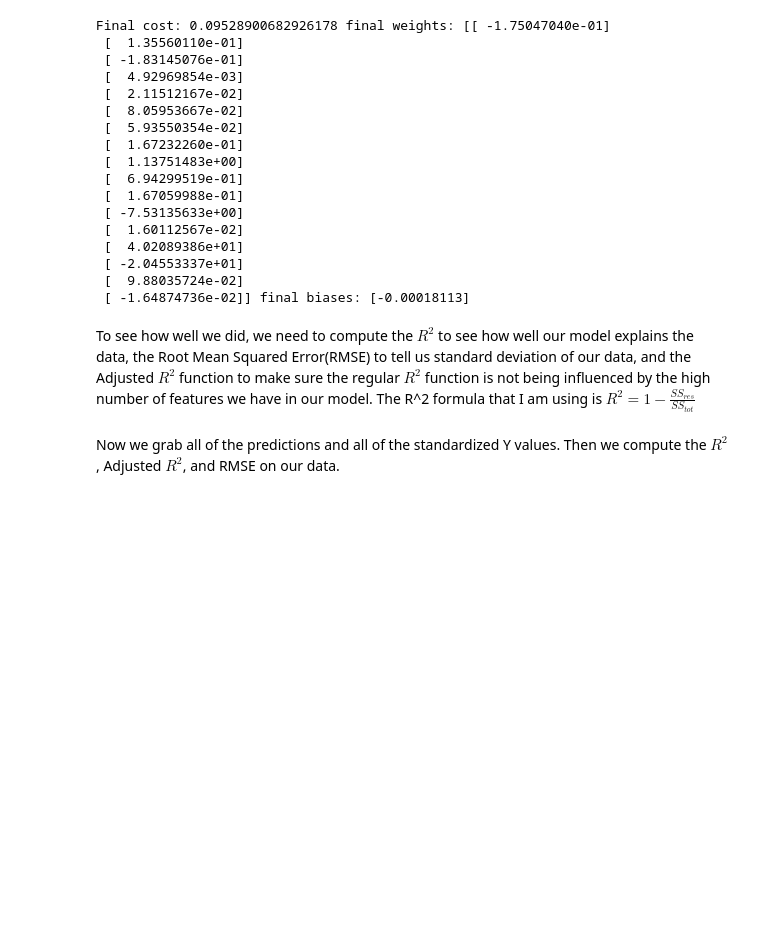
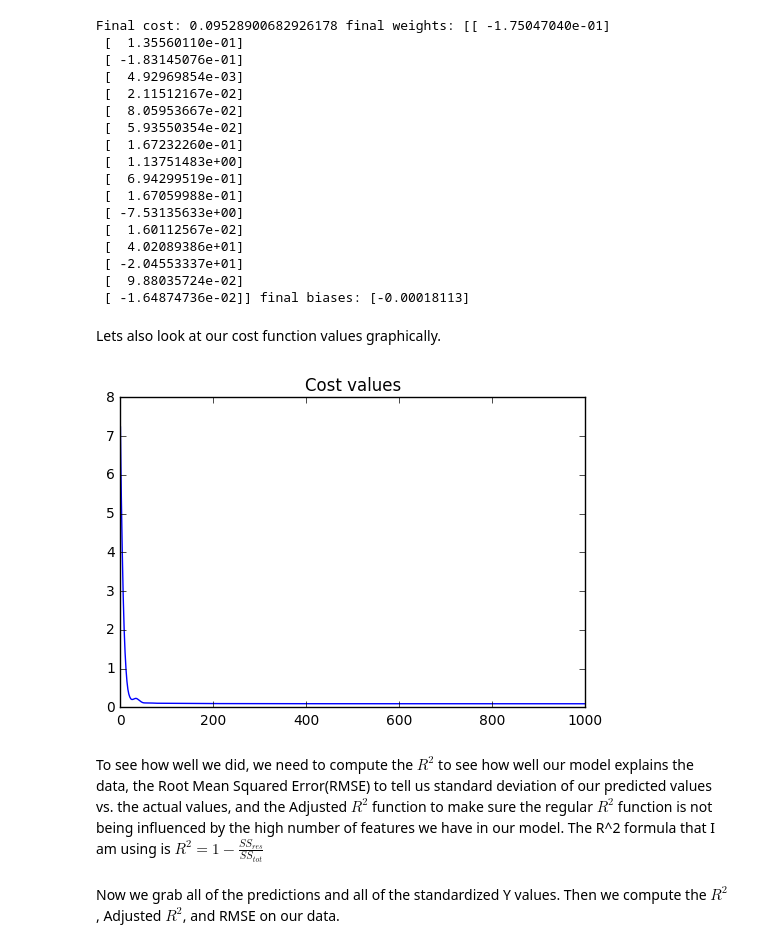
Before and after one commit to iCurlmyster/King-County-House-Data-Set, a Jupyter notebook: KC_House_Regression.ipynb, the cells around one changed output. Saved outputs shown, nothing was run; the diff lists cells and outputs as text; code cells hidden in the pictures; blank space fills up the shorter version.

Commit message:
Finished up jupyter notebook and played around a little more with different optimizers with no luck of imporiving what I have currently

```diff
--- a/KC_House_Regression.ipynb
+++ b/KC_House_Regression.ipynb
@@ -173,9 +156,11 @@ sess.run(init)
 # %% [markdown]
 We are going to define our for loop to iterate through 1000 epochs. We will also make it output our cost results as we are training.
 # %%
+cost_values = []
 num_epochs = 1000
 for epoch in range(num_epochs):
     _, c = sess.run([optimizer, cost], feed_dict={X_init:data, Y_init:data_labels})
+    cost_values.append(c)
     sys.stdout.write("Epoch: {0}/{1} cost: {2}\r".format(epoch+1, num_epochs, c))
     sys.stdout.flush()
 # %% [output]
@@ -203,8 +188,17 @@ Final cost: 0.09528900682926178 final weights: [[ -1.75047040e-01]
  [ -2.04553337e+01]
  [  9.88035724e-02]
  [ -1.64874736e-02]] final biases: [-0.00018113]
+# %% [markdown]
+Lets also look at our cost function values graphically.
+# %%
+import matplotlib.pyplot as plt
+plt.figure(1)
+plt.title("Cost values")
+plt.plot(cost_values);
+# %% [output]
+[figure, added]
 # %% [markdown]
-To see how well we did, we need to compute the $R^2$ to see how well our model explains the data, the Root Mean Squared Error(RMSE) to tell us standard deviation of our data, and the Adjusted $R^2$ function to make sure the regular $R^2$ function is not being influenced by the high number of features we have in our model. The R^2 formula that I am using is $R^2 = 1 - \frac{SS_{res}}{SS_{tot}}$
+To see how well we did, we need to compute the $R^2$ to see how well our model explains the data, the Root Mean Squared Error(RMSE) to tell us standard deviation of our predicted values vs. the actual values, and the Adjusted $R^2$ function to make sure the regular $R^2$ function is not being influenced by the high number of features we have in our model. The R^2 formula that I am using is $R^2 = 1 - \frac{SS_{res}}{SS_{tot}}$
 # %%
 ## Defining R^2
 ss_e = tf.reduce_sum(tf.pow(tf.subtract(Y, pred), 2))
```
Also changed, not shown: parts of 6 cells of this notebook, 8 other files.
